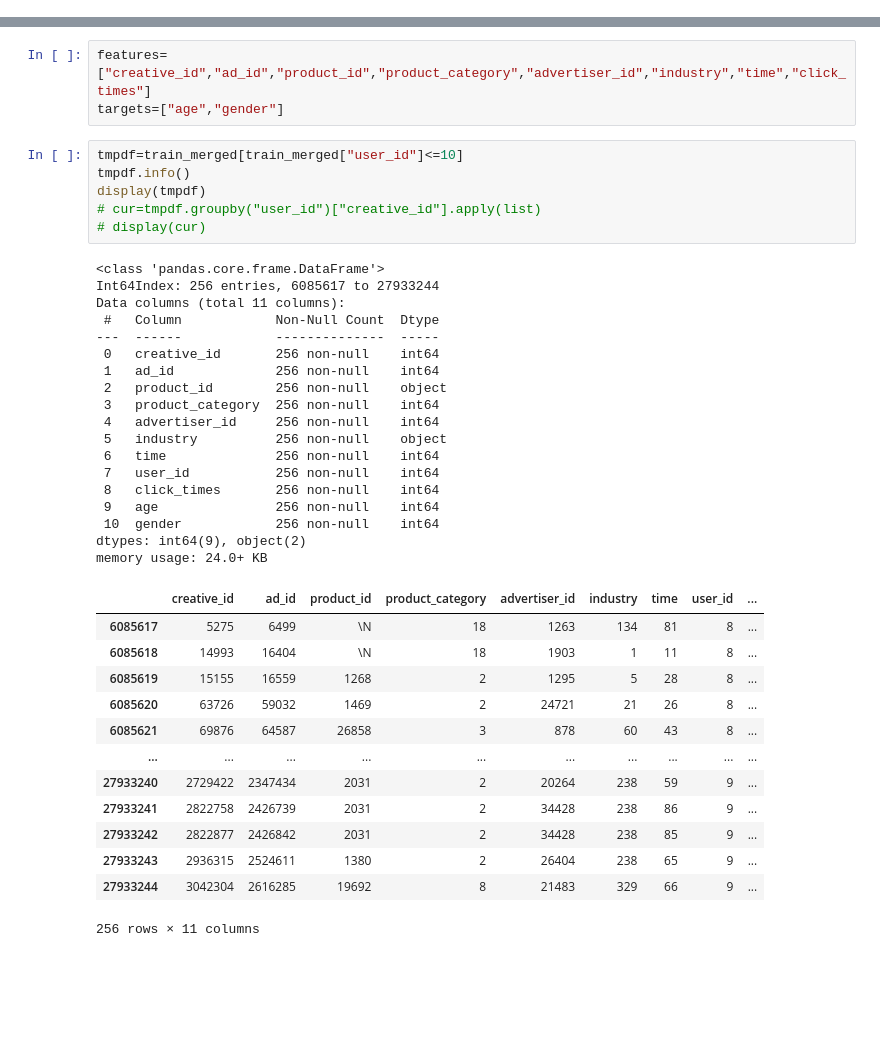
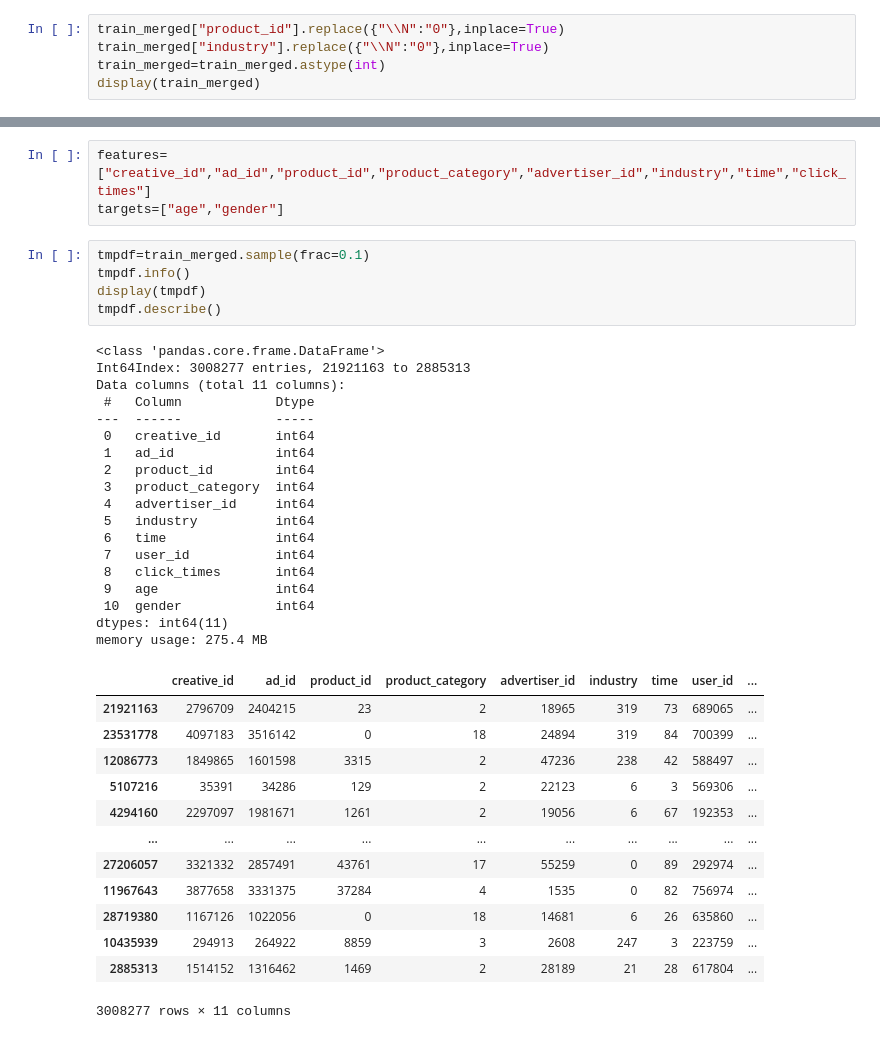
Before and after one commit to doutv/TXAdvertisementCompetition, a Jupyter notebook: version/first.ipynb, the cells around one changed output, grey strips where cells are left out. Cells and saved outputs as stored; diff of their text form; blank space fills up the shorter version.

```diff
--- a/version/first.ipynb
+++ b/version/first.ipynb
@@ -76,0 +64,5 @@ display(train_merged)
+# %%
+train_merged["product_id"].replace({"\\N":"0"},inplace=True)
+train_merged["industry"].replace({"\\N":"0"},inplace=True)
+train_merged=train_merged.astype(int)
+display(train_merged)
@@ -78,40 +84,39 @@ display(train_merged)
 features=["creative_id","ad_id","product_id","product_category","advertiser_id","industry","time","click_times"]
 targets=["age","gender"]
 # %%
-tmpdf=train_merged[train_merged["user_id"]<=10]
+tmpdf=train_merged.sample(frac=0.1)
 tmpdf.info()
 display(tmpdf)
-# cur=tmpdf.groupby("user_id")["creative_id"].apply(list)
-# display(cur)
+tmpdf.describe()
 # %% [output]
 <class 'pandas.core.frame.DataFrame'>
-Int64Index: 256 entries, 6085617 to 27933244
+Int64Index: 3008277 entries, 21921163 to 2885313
 Data columns (total 11 columns):
- #   Column            Non-Null Count  Dtype
----  ------            --------------  -----
- 0   creative_id       256 non-null    int64
- 1   ad_id             256 non-null    int64
- 2   product_id        256 non-null    object
- 3   product_category  256 non-null    int64
- 4   advertiser_id     256 non-null    int64
- 5   industry          256 non-null    object
- 6   time              256 non-null    int64
- 7   user_id           256 non-null    int64
- 8   click_times       256 non-null    int64
- 9   age               256 non-null    int64
- 10  gender            256 non-null    int64
-dtypes: int64(9), object(2)
-memory usage: 24.0+ KB
+ #   Column            Dtype
+---  ------            -----
+ 0   creative_id       int64
+ 1   ad_id             int64
+ 2   product_id        int64
+ 3   product_category  int64
+ 4   advertiser_id     int64
+ 5   industry          int64
+ 6   time              int64
+ 7   user_id           int64
+ 8   click_times       int64
+ 9   age               int64
+ 10  gender            int64
+dtypes: int64(11)
+memory usage: 275.4 MB
 |  | creative_id | ad_id | product_id | product_category | advertiser_id | industry | time | user_id | ... |
-| 6085617 | 5275 | 6499 | \N | 18 | 1263 | 134 | 81 | 8 | ... |
-| 6085618 | 14993 | 16404 | \N | 18 | 1903 | 1 | 11 | 8 | ... |
-| 6085619 | 15155 | 16559 | 1268 | 2 | 1295 | 5 | 28 | 8 | ... |
-| 6085620 | 63726 | 59032 | 1469 | 2 | 24721 | 21 | 26 | 8 | ... |
-| 6085621 | 69876 | 64587 | 26858 | 3 | 878 | 60 | 43 | 8 | ... |
+| 21921163 | 2796709 | 2404215 | 23 | 2 | 18965 | 319 | 73 | 689065 | ... |
+| 23531778 | 4097183 | 3516142 | 0 | 18 | 24894 | 319 | 84 | 700399 | ... |
+| 12086773 | 1849865 | 1601598 | 3315 | 2 | 47236 | 238 | 42 | 588497 | ... |
+| 5107216 | 35391 | 34286 | 129 | 2 | 22123 | 6 | 3 | 569306 | ... |
+| 4294160 | 2297097 | 1981671 | 1261 | 2 | 19056 | 6 | 67 | 192353 | ... |
 | ... | ... | ... | ... | ... | ... | ... | ... | ... | ... |
-| 27933240 | 2729422 | 2347434 | 2031 | 2 | 20264 | 238 | 59 | 9 | ... |
-| 27933241 | 2822758 | 2426739 | 2031 | 2 | 34428 | 238 | 86 | 9 | ... |
-| 27933242 | 2822877 | 2426842 | 2031 | 2 | 34428 | 238 | 85 | 9 | ... |
-| 27933243 | 2936315 | 2524611 | 1380 | 2 | 26404 | 238 | 65 | 9 | ... |
-| 27933244 | 3042304 | 2616285 | 19692 | 8 | 21483 | 329 | 66 | 9 | ... |
+| 27206057 | 3321332 | 2857491 | 43761 | 17 | 55259 | 0 | 89 | 292974 | ... |
+| 11967643 | 3877658 | 3331375 | 37284 | 4 | 1535 | 0 | 82 | 756974 | ... |
+| 28719380 | 1167126 | 1022056 | 0 | 18 | 14681 | 6 | 26 | 635860 | ... |
+| 10435939 | 294913 | 264922 | 8859 | 3 | 2608 | 247 | 3 | 223759 | ... |
+| 2885313 | 1514152 | 1316462 | 1469 | 2 | 28189 | 21 | 28 | 617804 | ... |
-256 rows × 11 columns
+3008277 rows × 11 columns
```
Also changed, not shown: parts of 9 cells of this notebook, 1 other file.
